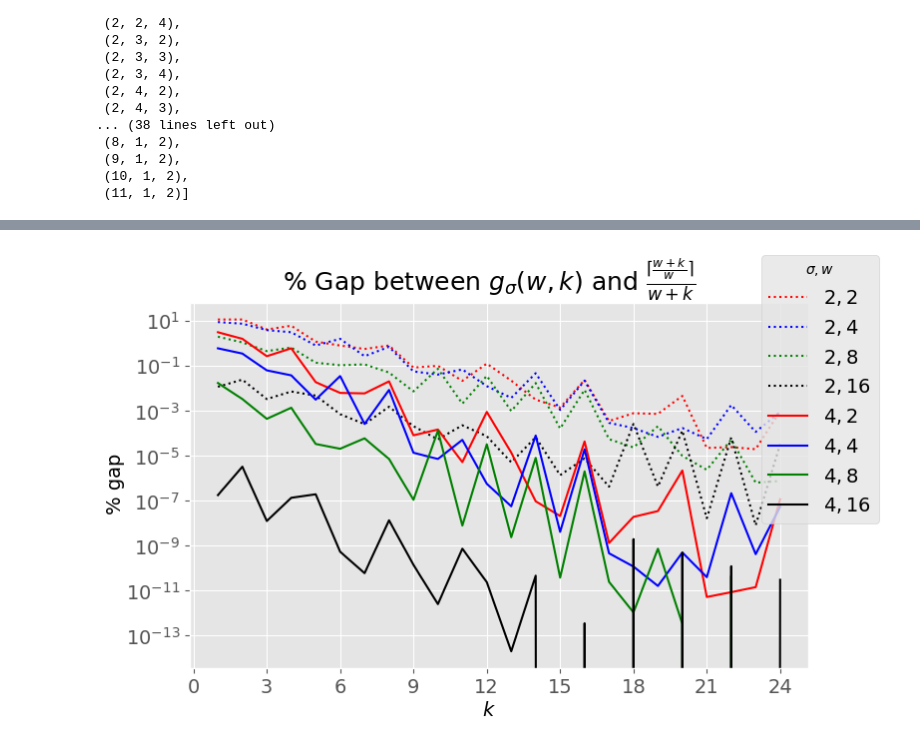
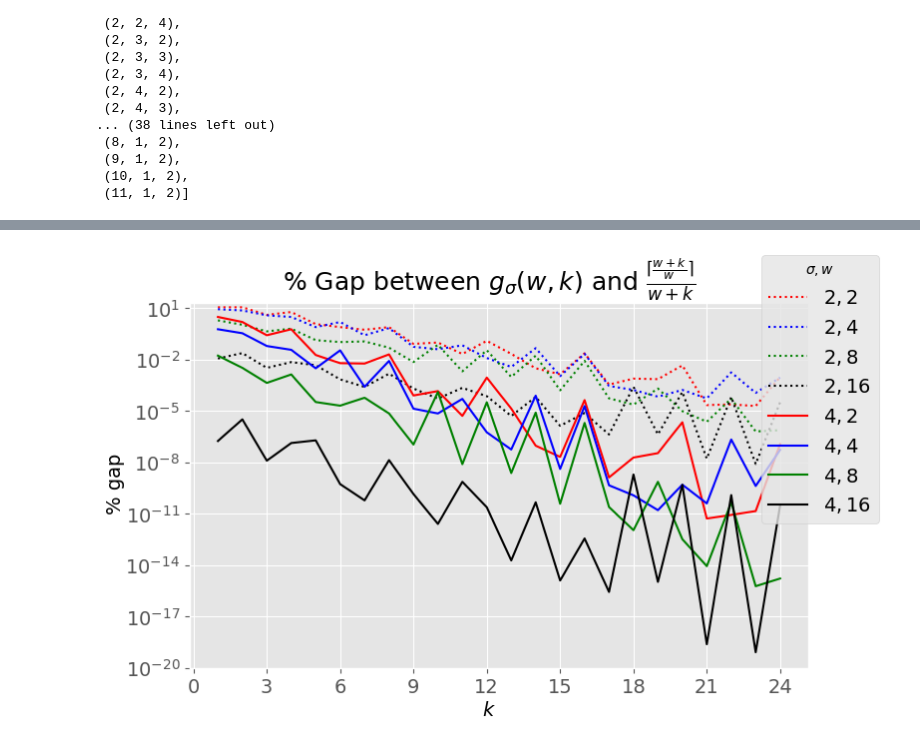
Before and after one commit to treangenlab/sampling-scheme-analysis, a Jupyter notebook: scripts/lower-bounds.ipynb, the cells around one changed output, grey strips where cells are left out. Drawn from its saved outputs; the diff is of its cells as text; code cells hidden in the pictures.

```diff
--- a/scripts/lower-bounds.ipynb
+++ b/scripts/lower-bounds.ipynb
@@ -218,33 +218,34 @@ fig.set_figheight(4.75)
 fig.set_figwidth(8)
 
 for sigma in (2, 4):
     for idx, w in enumerate(w_range):
         k_range = list(range(1, 25, 1))
         my_densities = [aperiodic_bound(w, k, sigma) for k in k_range]
 
         ax.plot(
             k_range,
-            [100*(aperiodic_bound(w, k, sigma) - ragnar_ceil_LB(w, k)) / aperiodic_bound(w, k, sigma) for k in k_range],
+            [100*(aperiodic_bound(w, k, sigma) - (ragnar_ceil_LB(w, k))) / aperiodic_bound(w, k, sigma) for k in k_range],
             label=f"${sigma}, {w}$",
             color=colors[idx],
             linestyle="dotted" if sigma==2 else "solid")
 
         prop={'size': subplot_font}
         ax.xaxis.set_major_locator(MaxNLocator(integer=True))
         ax.yaxis.set_major_formatter(FormatStrFormatter('%.2f'))
+        ax.set_ylim((1e-20, 20))
         ax.set_yscale("log")
 
 
 for item in ([ax.title, ax.xaxis.label, ax.yaxis.label] +
          ax.get_xticklabels() + ax.get_yticklabels()):
     item.set_font(prop)
 handles, labels = ax.get_legend_handles_labels()
-# fig.
+
 fig.legend(handles, labels, loc='upper right', prop={'size': legend_font}, title="$\sigma, w$")
 fig.supxlabel("$k$", y=0, fontsize=plot_font)
 fig.supylabel("% gap", fontsize=plot_font)
 fig.suptitle(f"% Gap between $g_\sigma(w,k)$" + " and $\\frac{\\lceil\\frac{w+k}{w}\\rceil}{w+k}$", fontsize=title_font)
 fig.savefig(f"../tex/media/gap-sigma24.png", dpi=fig_dpi)
 fig.show()
 # %% [output]
-[figure, old version]
+[figure, new version]
```
Also changed, not shown: parts of 8 cells of this notebook.
